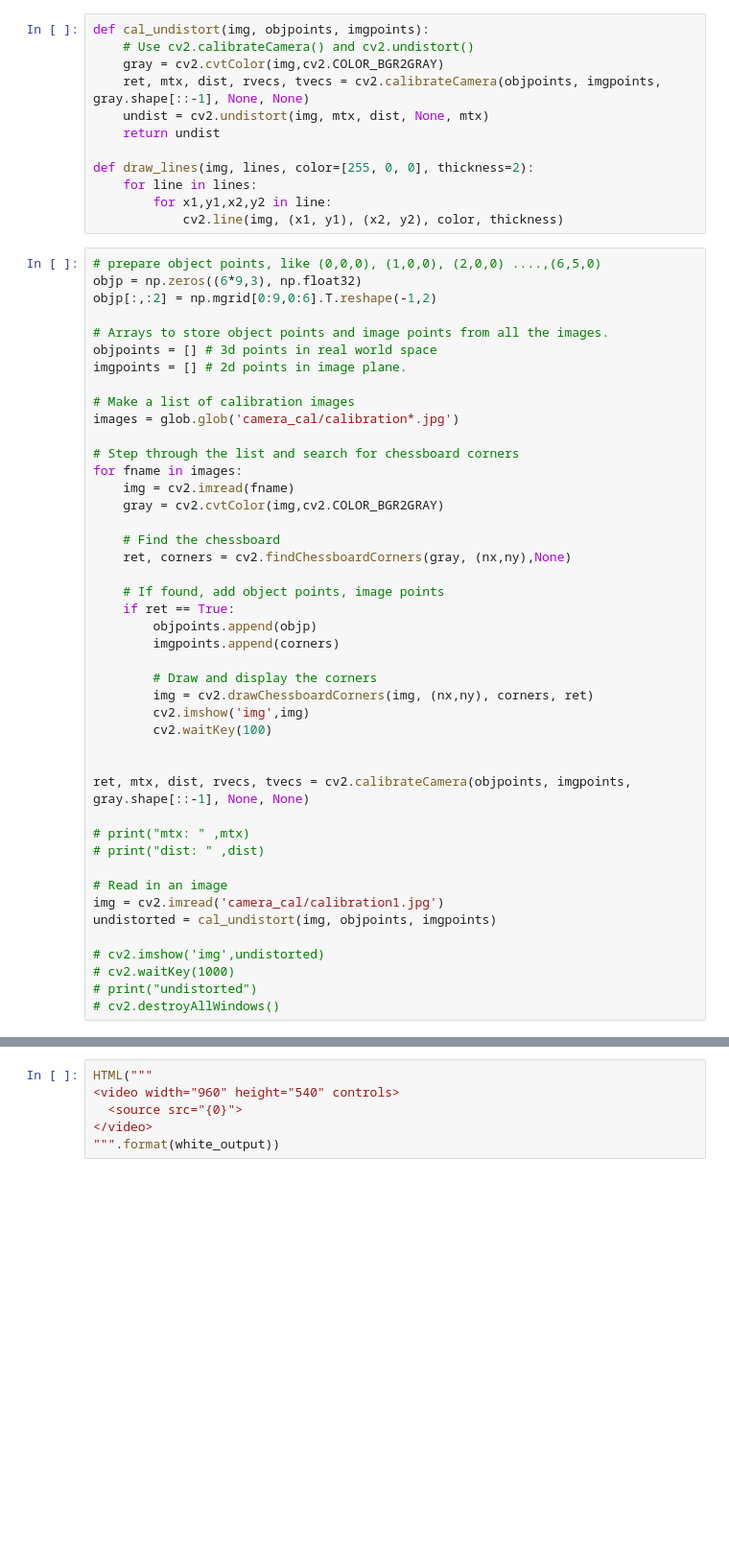
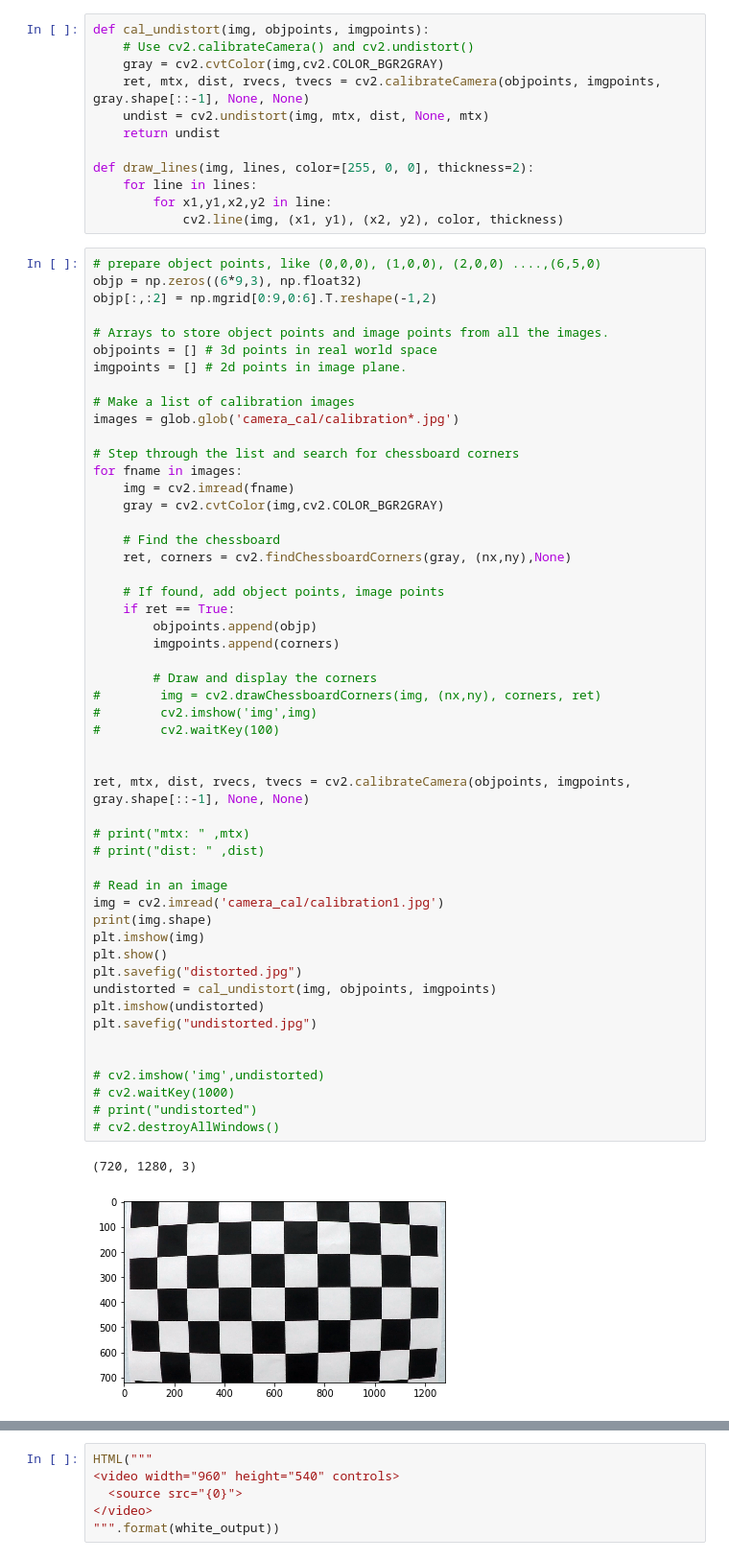
Before and after one commit to Thomas10111/CarND-Advanced-Lane-Lines, a Jupyter notebook: find_lane.ipynb, the cells around one changed output, grey strips where cells are left out. Shown: that part at 96% size. Cells and saved outputs as stored; diff of their text form; blank space fills up the shorter version.

```diff
--- a/find_lane.ipynb
+++ b/find_lane.ipynb
@@ -38,33 +38,43 @@ images = glob.glob('camera_cal/calibration*.jpg')
 
 # Step through the list and search for chessboard corners
 for fname in images:
     img = cv2.imread(fname)
     gray = cv2.cvtColor(img,cv2.COLOR_BGR2GRAY)
 
     # Find the chessboard
     ret, corners = cv2.findChessboardCorners(gray, (nx,ny),None)
 
     # If found, add object points, image points
     if ret == True:
         objpoints.append(objp)
         imgpoints.append(corners)
 
         # Draw and display the corners
-        img = cv2.drawChessboardCorners(img, (nx,ny), corners, ret)
-        cv2.imshow('img',img)
-        cv2.waitKey(100)
+#        img = cv2.drawChessboardCorners(img, (nx,ny), corners, ret)
+#        cv2.imshow('img',img)
+#        cv2.waitKey(100)
 
 
 ret, mtx, dist, rvecs, tvecs = cv2.calibrateCamera(objpoints, imgpoints, gray.shape[::-1], None, None)
 
 # print("mtx: " ,mtx)
 # print("dist: " ,dist)
 
 # Read in an image
 img = cv2.imread('camera_cal/calibration1.jpg')
+print(img.shape)
+plt.imshow(img)
+plt.show()
+plt.savefig("distorted.jpg")
 undistorted = cal_undistort(img, objpoints, imgpoints)
+plt.imshow(undistorted)
+plt.savefig("undistorted.jpg")
+
 
 # cv2.imshow('img',undistorted)
 # cv2.waitKey(1000)
 # print("undistorted")
 # cv2.destroyAllWindows()
+# %% [output]
+(720, 1280, 3)
+[figure, added]
```
Also changed, not shown: parts of 8 cells of this notebook.
